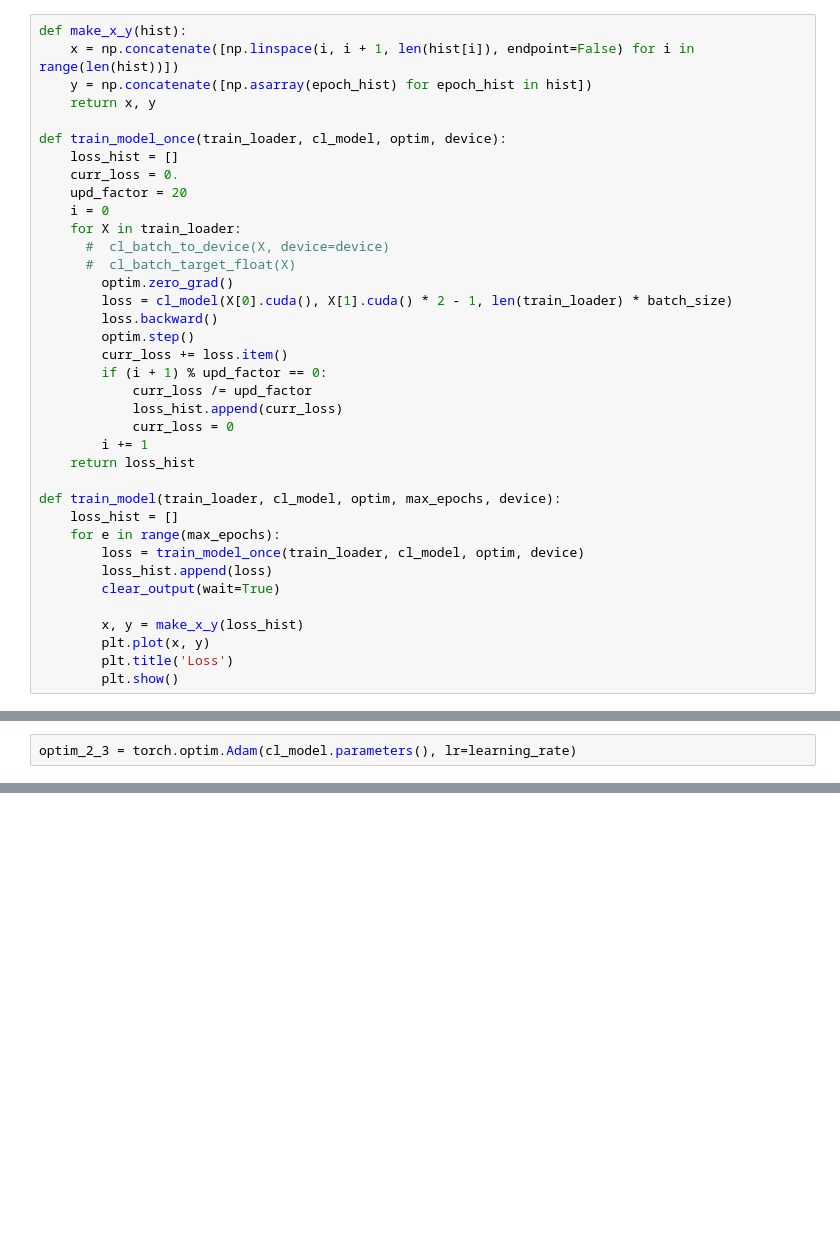
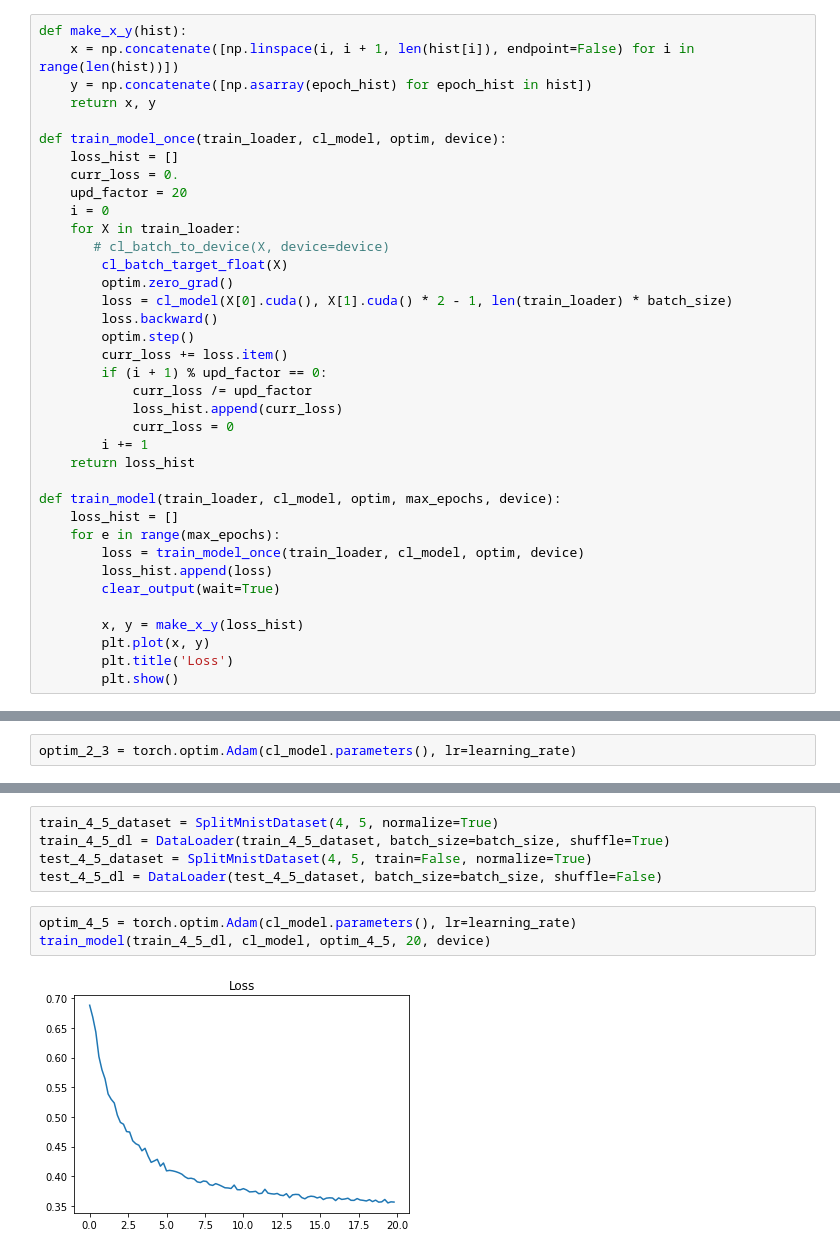
Before and after one commit to AndreevP/FRCL, a Jupyter notebook: notebooks/FRCL.ipynb, the cells around one changed output, grey strips where cells are left out. Cells and saved outputs as stored; diff of their text form; blank space fills up the shorter version.

```diff
--- a/notebooks/FRCL.ipynb
+++ b/notebooks/FRCL.ipynb
@@ -48,8 +50,8 @@ def train_model_once(train_loader, cl_model, optim, device):
     upd_factor = 20
     i = 0
     for X in train_loader:
-      #  cl_batch_to_device(X, device=device)
-      #  cl_batch_target_float(X)
+       # cl_batch_to_device(X, device=device)
+        cl_batch_target_float(X)
         optim.zero_grad()
         loss = cl_model(X[0].cuda(), X[1].cuda() * 2 - 1, len(train_loader) * batch_size)
         loss.backward()
@@ -106,0 +125,10 @@ cl_model.sigma_prior
+# %%
+train_4_5_dataset = SplitMnistDataset(4, 5, normalize=True)
+train_4_5_dl = DataLoader(train_4_5_dataset, batch_size=batch_size, shuffle=True)
+test_4_5_dataset = SplitMnistDataset(4, 5, train=False, normalize=True)
+test_4_5_dl = DataLoader(test_4_5_dataset, batch_size=batch_size, shuffle=False)
+# %%
+optim_4_5 = torch.optim.Adam(cl_model.parameters(), lr=learning_rate)
+train_model(train_4_5_dl, cl_model, optim_4_5, 20, device)
+# %% [output]
+[figure, added]
```
Also changed, not shown: parts of 11 cells of this notebook, 2 other files.
